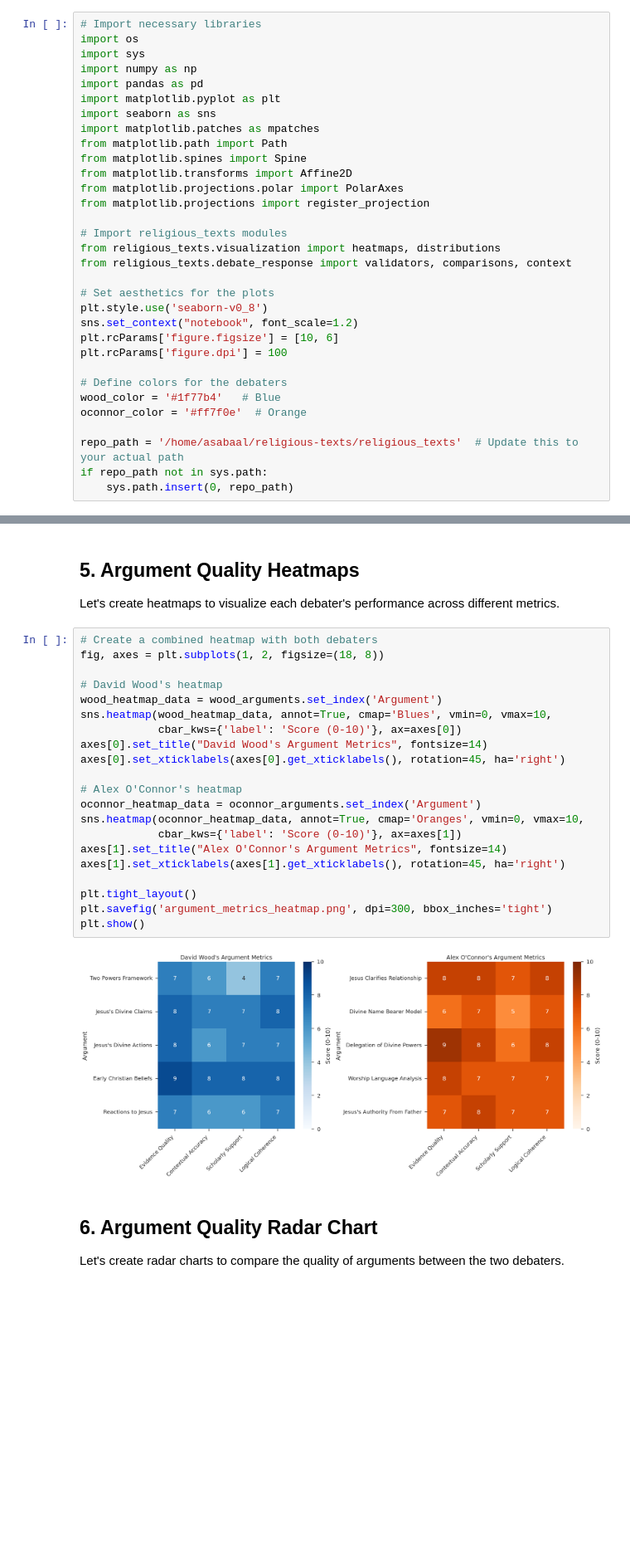
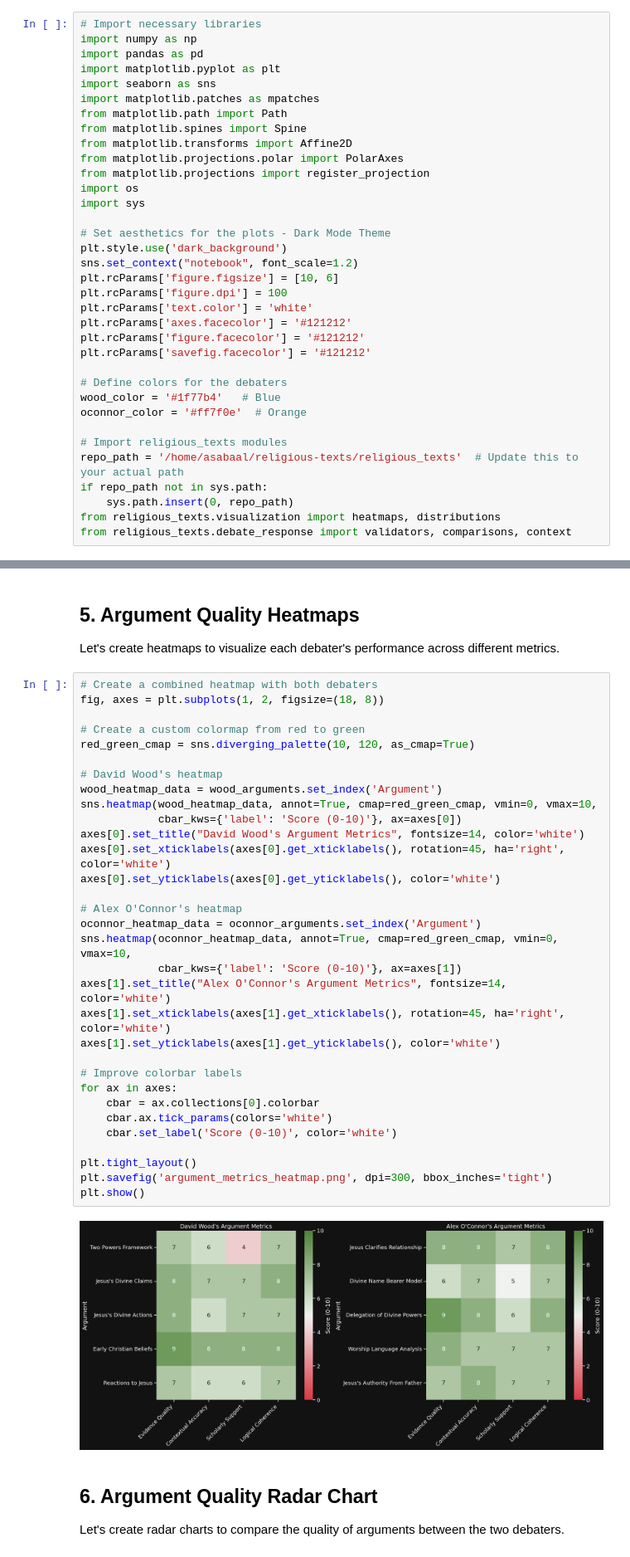
Before and after one commit to asabaal/religious-texts, a Jupyter notebook: debate_analysis_notebook.ipynb, the cells around one changed output, grey strips where cells are left out. Shown at 83% size. Drawn from its saved outputs; the diff is of its cells as text; blank space fills up the shorter version.

```diff
--- a/debate_analysis_notebook.ipynb
+++ b/debate_analysis_notebook.ipynb
@@ -4,8 +4,6 @@
 This notebook provides a data-driven visualization and analysis of the biblical arguments presented in a theological debate between David Wood and Alex O'Connor. We'll examine their reference patterns, argument quality, and overall performance based on objective metrics.
 # %%
 # Import necessary libraries
-import os
-import sys
 import numpy as np
 import pandas as pd
 import matplotlib.pyplot as plt
@@ -16,24 +14,29 @@ from matplotlib.spines import Spine
 from matplotlib.transforms import Affine2D
 from matplotlib.projections.polar import PolarAxes
 from matplotlib.projections import register_projection
+import os
+import sys
 
-# Import religious_texts modules
-from religious_texts.visualization import heatmaps, distributions
-from religious_texts.debate_response import validators, comparisons, context
-
-# Set aesthetics for the plots
-plt.style.use('seaborn-v0_8')
+# Set aesthetics for the plots - Dark Mode Theme
+plt.style.use('dark_background')
 sns.set_context("notebook", font_scale=1.2)
 plt.rcParams['figure.figsize'] = [10, 6]
 plt.rcParams['figure.dpi'] = 100
+plt.rcParams['text.color'] = 'white'
+plt.rcParams['axes.facecolor'] = '#121212'
+plt.rcParams['figure.facecolor'] = '#121212'
+plt.rcParams['savefig.facecolor'] = '#121212'
 
 # Define colors for the debaters
 wood_color = '#1f77b4'   # Blue
 oconnor_color = '#ff7f0e'  # Orange
 
+# Import religious_texts modules
 repo_path = '/home/asabaal/religious-texts/religious_texts'  # Update this to your actual path
 if repo_path not in sys.path:
     sys.path.insert(0, repo_path)
+from religious_texts.visualization import heatmaps, distributions
+from religious_texts.debate_response import validators, comparisons, context
 # %% [markdown]
 ## 1. Load Debate Data
 
@@ -226,26 +240,37 @@ Let's create heatmaps to visualize each debater's performance across different m
 # %%
 # Create a combined heatmap with both debaters
 fig, axes = plt.subplots(1, 2, figsize=(18, 8))
 
+# Create a custom colormap from red to green
+red_green_cmap = sns.diverging_palette(10, 120, as_cmap=True)
+
 # David Wood's heatmap
 wood_heatmap_data = wood_arguments.set_index('Argument')
-sns.heatmap(wood_heatmap_data, annot=True, cmap='Blues', vmin=0, vmax=10,
+sns.heatmap(wood_heatmap_data, annot=True, cmap=red_green_cmap, vmin=0, vmax=10,
             cbar_kws={'label': 'Score (0-10)'}, ax=axes[0])
-axes[0].set_title("David Wood's Argument Metrics", fontsize=14)
-axes[0].set_xticklabels(axes[0].get_xticklabels(), rotation=45, ha='right')
+axes[0].set_title("David Wood's Argument Metrics", fontsize=14, color='white')
+axes[0].set_xticklabels(axes[0].get_xticklabels(), rotation=45, ha='right', color='white')
+axes[0].set_yticklabels(axes[0].get_yticklabels(), color='white')
 
 # Alex O'Connor's heatmap
 oconnor_heatmap_data = oconnor_arguments.set_index('Argument')
-sns.heatmap(oconnor_heatmap_data, annot=True, cmap='Oranges', vmin=0, vmax=10,
+sns.heatmap(oconnor_heatmap_data, annot=True, cmap=red_green_cmap, vmin=0, vmax=10,
             cbar_kws={'label': 'Score (0-10)'}, ax=axes[1])
-axes[1].set_title("Alex O'Connor's Argument Metrics", fontsize=14)
-axes[1].set_xticklabels(axes[1].get_xticklabels(), rotation=45, ha='right')
+axes[1].set_title("Alex O'Connor's Argument Metrics", fontsize=14, color='white')
+axes[1].set_xticklabels(axes[1].get_xticklabels(), rotation=45, ha='right', color='white')
+axes[1].set_yticklabels(axes[1].get_yticklabels(), color='white')
+
+# Improve colorbar labels
+for ax in axes:
+    cbar = ax.collections[0].colorbar
+    cbar.ax.tick_params(colors='white')
+    cbar.set_label('Score (0-10)', color='white')
 
 plt.tight_layout()
 plt.savefig('argument_metrics_heatmap.png', dpi=300, bbox_inches='tight')
 plt.show()
 # %% [output]
-[figure, old version]
+[figure, new version]
 # %% [markdown]
 ## 6. Argument Quality Radar Chart
 
```
Also changed, not shown: parts of 10 cells of this notebook.
